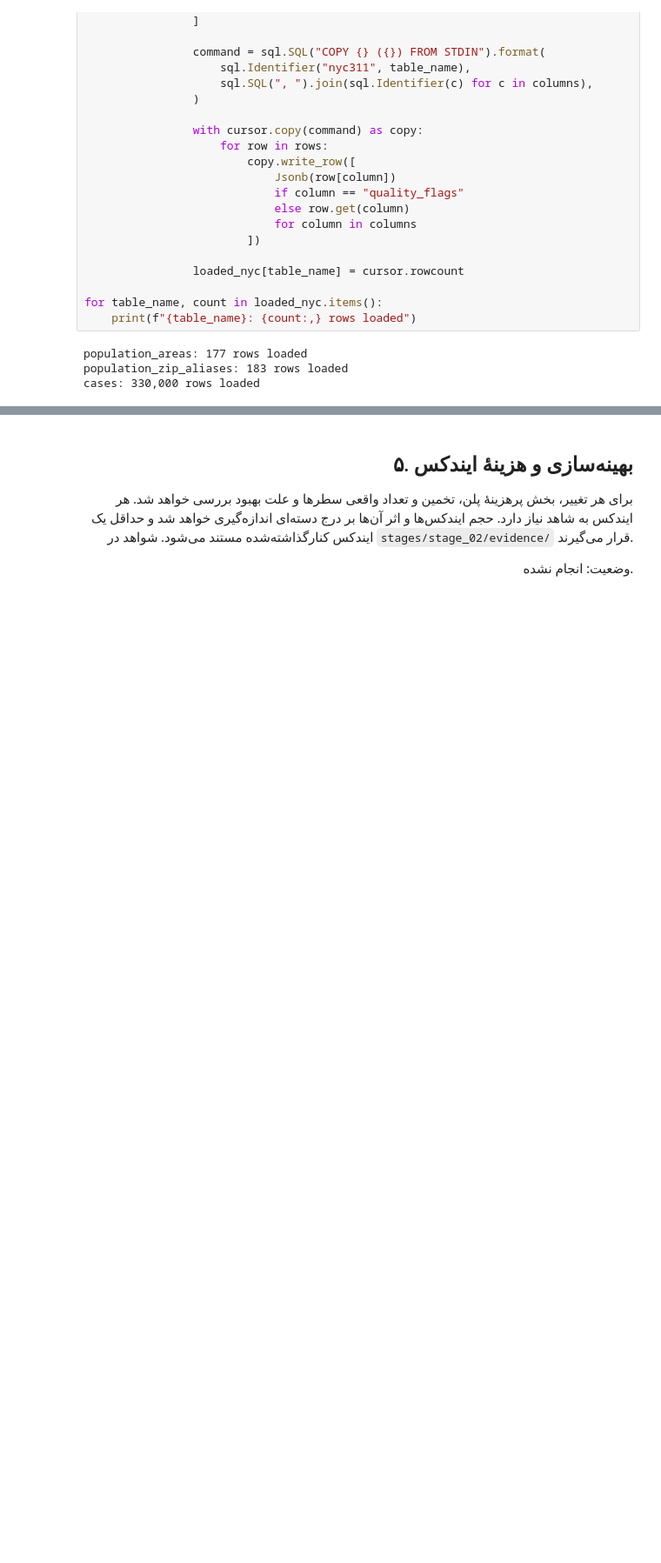
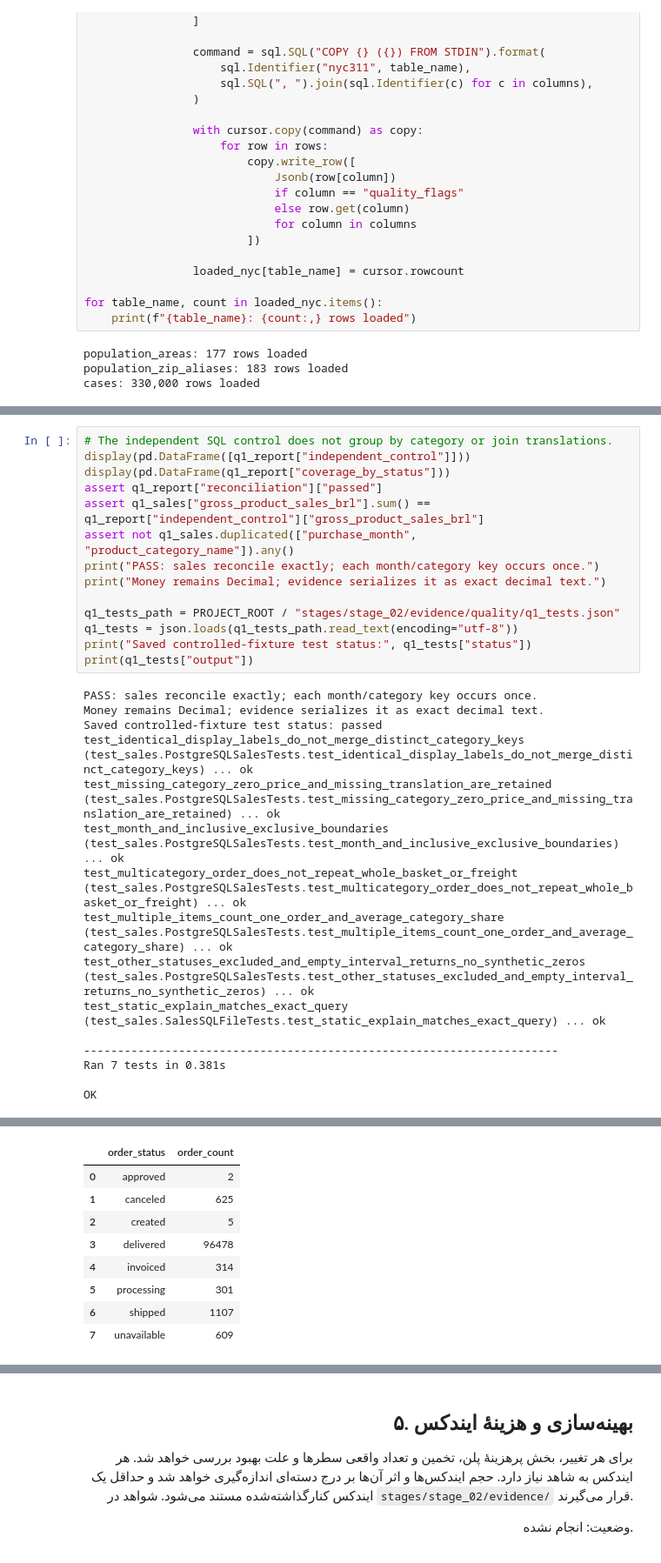
Before and after one commit to Ehsan-soveyzi/data_factory, a Jupyter notebook: stages/stage_02/solution.ipynb, the cells around one changed output, grey strips where cells are left out. Shown at 87% size. Saved outputs shown, nothing was run; the diff lists cells and outputs as text; blank space fills up the shorter version.

```diff
--- a/stages/stage_02/solution.ipynb
+++ b/stages/stage_02/solution.ipynb
@@ -1111,0 +1185,30 @@ cases: 330,000 rows loaded
+# %%
+# The independent SQL control does not group by category or join translations.
+display(pd.DataFrame([q1_report["independent_control"]]))
+display(pd.DataFrame(q1_report["coverage_by_status"]))
+assert q1_report["reconciliation"]["passed"]
+assert q1_sales["gross_product_sales_brl"].sum() == q1_report["independent_control"]["gross_product_sales_brl"]
+assert not q1_sales.duplicated(["purchase_month", "product_category_name"]).any()
+print("PASS: sales reconcile exactly; each month/category key occurs once.")
+print("Money remains Decimal; evidence serializes it as exact decimal text.")
+
+q1_tests_path = PROJECT_ROOT / "stages/stage_02/evidence/quality/q1_tests.json"
+q1_tests = json.loads(q1_tests_path.read_text(encoding="utf-8"))
+print("Saved controlled-fixture test status:", q1_tests["status"])
+print(q1_tests["output"])
+# %% [output]
+PASS: sales reconcile exactly; each month/category key occurs once.
+Money remains Decimal; evidence serializes it as exact decimal text.
+Saved controlled-fixture test status: passed
+test_identical_display_labels_do_not_merge_distinct_category_keys (test_sales.PostgreSQLSalesTests.test_identical_display_labels_do_not_merge_distinct_category_keys) ... ok
+test_missing_category_zero_price_and_missing_translation_are_retained (test_sales.PostgreSQLSalesTests.test_missing_category_zero_price_and_missing_translation_are_retained) ... ok
+test_month_and_inclusive_exclusive_boundaries (test_sales.PostgreSQLSalesTests.test_month_and_inclusive_exclusive_boundaries) ... ok
+test_multicategory_order_does_not_repeat_whole_basket_or_freight (test_sales.PostgreSQLSalesTests.test_multicategory_order_does_not_repeat_whole_basket_or_freight) ... ok
+test_multiple_items_count_one_order_and_average_category_share (test_sales.PostgreSQLSalesTests.test_multiple_items_count_one_order_and_average_category_share) ... ok
+test_other_statuses_excluded_and_empty_interval_returns_no_synthetic_zeros (test_sales.PostgreSQLSalesTests.test_other_statuses_excluded_and_empty_interval_returns_no_synthetic_zeros) ... ok
+test_static_explain_matches_exact_query (test_sales.SalesSQLFileTests.test_static_explain_matches_exact_query) ... ok
+
+----------------------------------------------------------------------
+Ran 7 tests in 0.381s
+
+OK
@@ -1111,0 +1217,9 @@ cases: 330,000 rows loaded
+|  | order_status | order_count |
+| 0 | approved | 2 |
+| 1 | canceled | 625 |
+| 2 | created | 5 |
+| 3 | delivered | 96478 |
+| 4 | invoiced | 314 |
+| 5 | processing | 301 |
+| 6 | shipped | 1107 |
+| 7 | unavailable | 609 |
```
Also changed, not shown: parts of 8 cells of this notebook, 13 other files.
